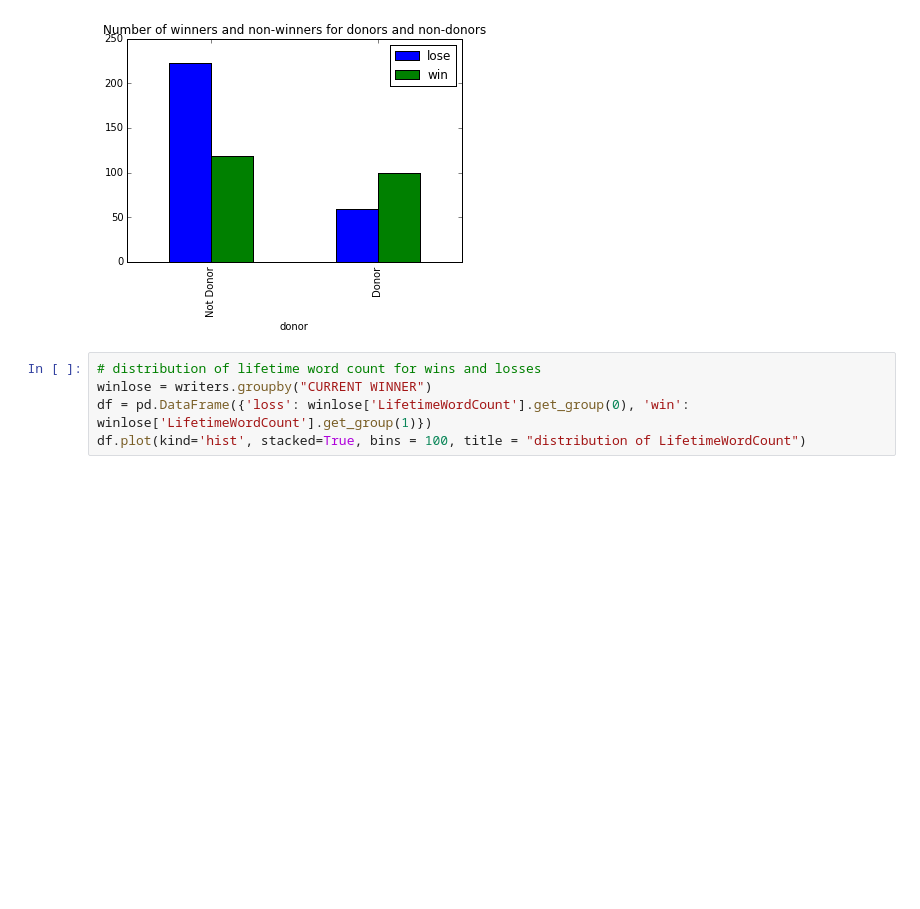
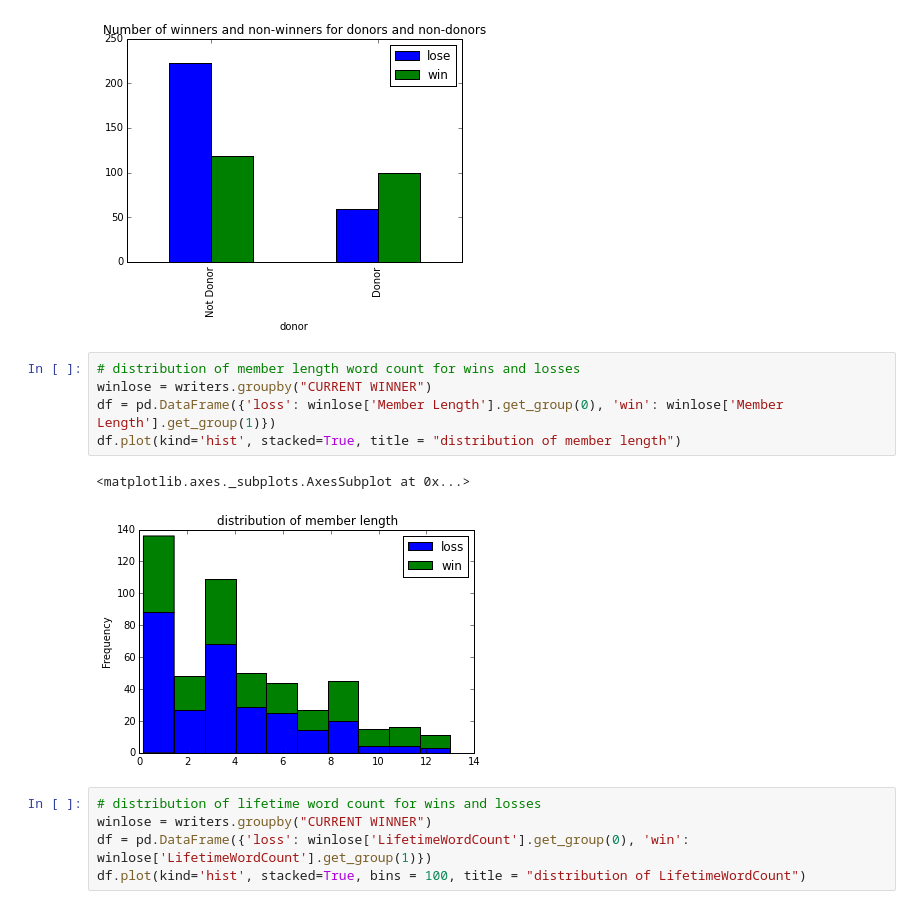
Before and after one commit to nicaless/nanowrimo_ga_project, a Jupyter notebook: analyze/exploratory.ipynb, the cells around one changed output. Cells and saved outputs as stored; diff of their text form; blank space fills up the shorter version.

```diff
--- a/analyze/exploratory.ipynb
+++ b/analyze/exploratory.ipynb
@@ -96,6 +60,14 @@ df.plot(kind = 'bar', x='donor', y = ['lose', 'win'], title = "Number of winners
 # %% [output]
 <matplotlib.axes._subplots.AxesSubplot at 0x...>
 [figure]
+# %%
+# distribution of member length word count for wins and losses
+winlose = writers.groupby("CURRENT WINNER")
+df = pd.DataFrame({'loss': winlose['Member Length'].get_group(0), 'win': winlose['Member Length'].get_group(1)})
+df.plot(kind='hist', stacked=True, title = "distribution of member length")
+# %% [output]
+<matplotlib.axes._subplots.AxesSubplot at 0x...>
+[figure, added]
 # %%
 # distribution of lifetime word count for wins and losses
 winlose = writers.groupby("CURRENT WINNER")
```
Also changed, not shown: parts of 27 cells of this notebook, 2 other files.
